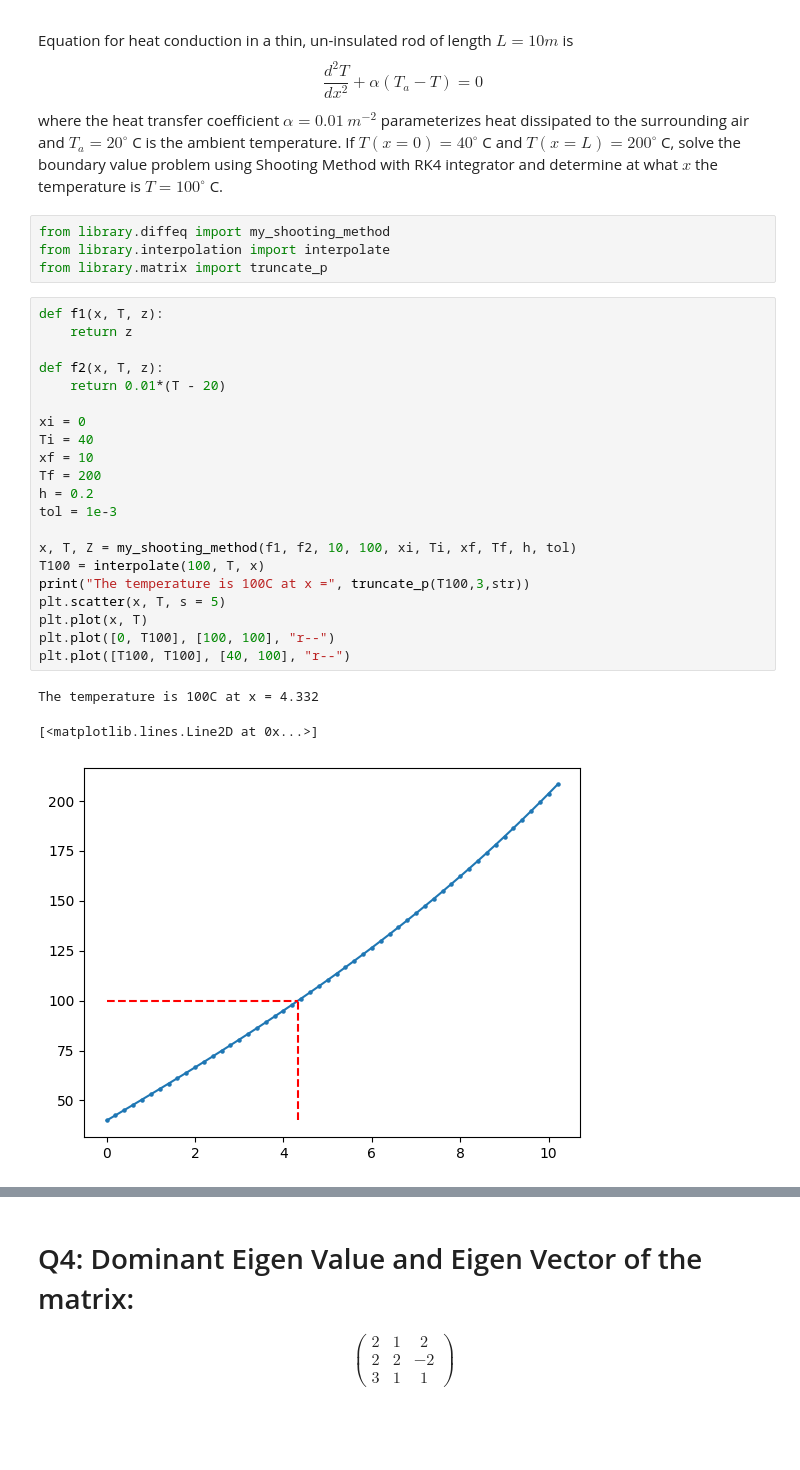
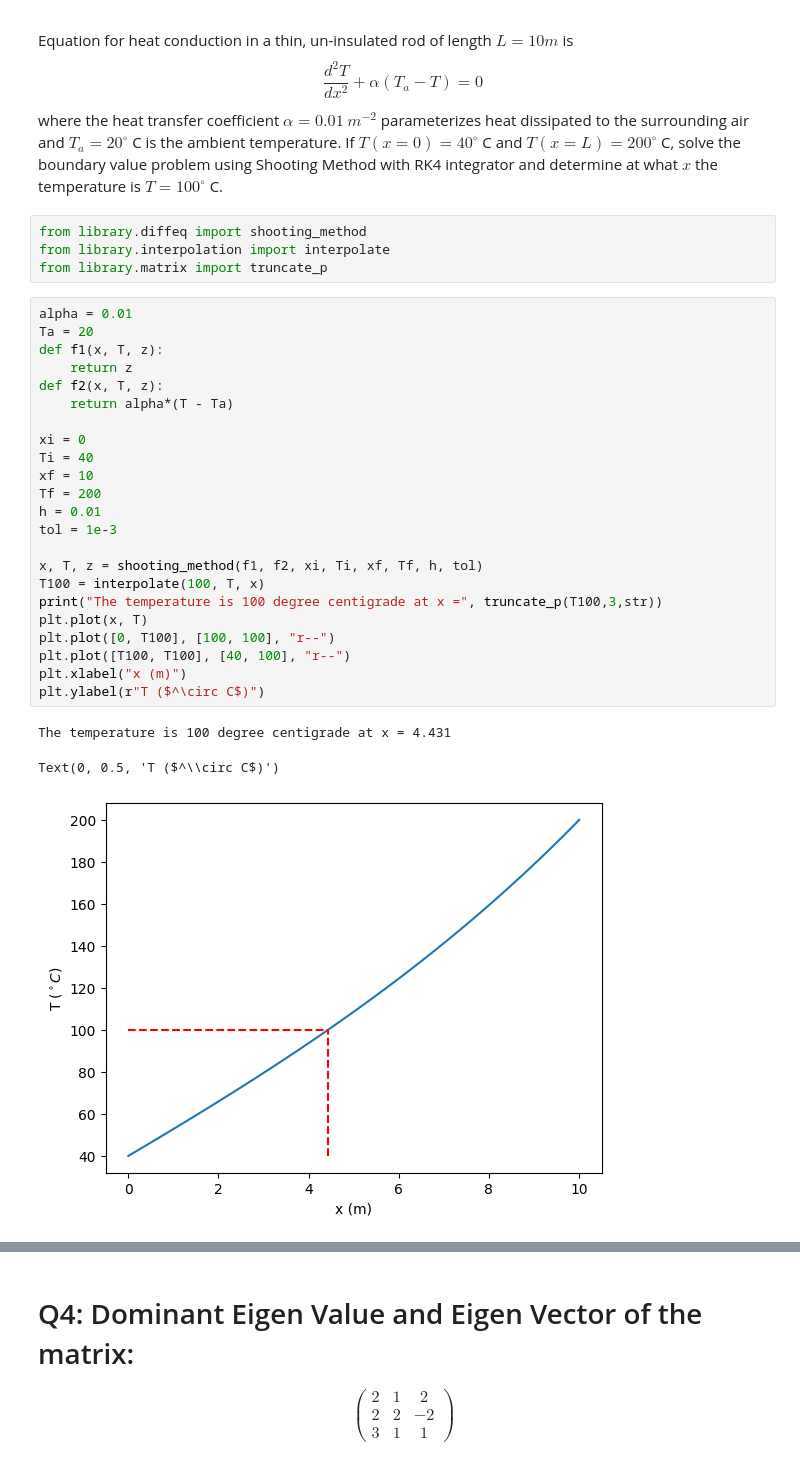
Before and after one commit to PeithonKing/comp_phys_P346, a Jupyter notebook: 6.assign6_difqev.ipynb, the cells around one changed output, grey strips where cells are left out. Saved outputs shown, nothing was run; the diff lists cells and outputs as text; blank space fills up the shorter version.

```diff
--- a/6.assign6_difqev.ipynb
+++ b/6.assign6_difqev.ipynb
@@ -70,31 +70,33 @@ Equation for heat conduction in a thin, un-insulated rod of length $L = 10 m$ is
 $$ \frac{d^2 T}{d x^2}+\alpha\left(T_a-T\right)=0 $$
 where the heat transfer coefficient $α = 0.01\ m^{−2}$ parameterizes heat dissipated to the surrounding air and $T_{a} = 20^{\circ}$ C is the ambient temperature. If $T(x = 0) = 40^{\circ}$ C and $T(x = L) = 200^{\circ}$ C, solve the boundary value problem using Shooting Method with RK4 integrator and determine at what $x$ the temperature is $T = 100^{\circ}$ C.
 # %%
-from library.diffeq import my_shooting_method
+from library.diffeq import shooting_method
 from library.interpolation import interpolate
 from library.matrix import truncate_p
 # %%
+alpha = 0.01
+Ta = 20
 def f1(x, T, z):
     return z
-
 def f2(x, T, z):
-    return 0.01*(T - 20)
+    return alpha*(T - Ta)
 
 xi = 0
 Ti = 40
 xf = 10
 Tf = 200
-h = 0.2
+h = 0.01
 tol = 1e-3
 
-x, T, Z = my_shooting_method(f1, f2, 10, 100, xi, Ti, xf, Tf, h, tol)
+x, T, z = shooting_method(f1, f2, xi, Ti, xf, Tf, h, tol)
 T100 = interpolate(100, T, x)
-print("The temperature is 100C at x =", truncate_p(T100,3,str))
-plt.scatter(x, T, s = 5)
+print("The temperature is 100 degree centigrade at x =", truncate_p(T100,3,str))
 plt.plot(x, T)
 plt.plot([0, T100], [100, 100], "r--")
 plt.plot([T100, T100], [40, 100], "r--")
+plt.xlabel("x (m)")
+plt.ylabel(r"T ($^\circ C$)")
 # %% [output]
-The temperature is 100C at x = 4.332
+The temperature is 100 degree centigrade at x = 4.431
-[<matplotlib.lines.Line2D at 0x...>]
+Text(0, 0.5, 'T ($^\\circ C$)')
-[figure, old version]
+[figure, new version]
```
Also changed, not shown: parts of 5 cells of this notebook, 2 other files.
